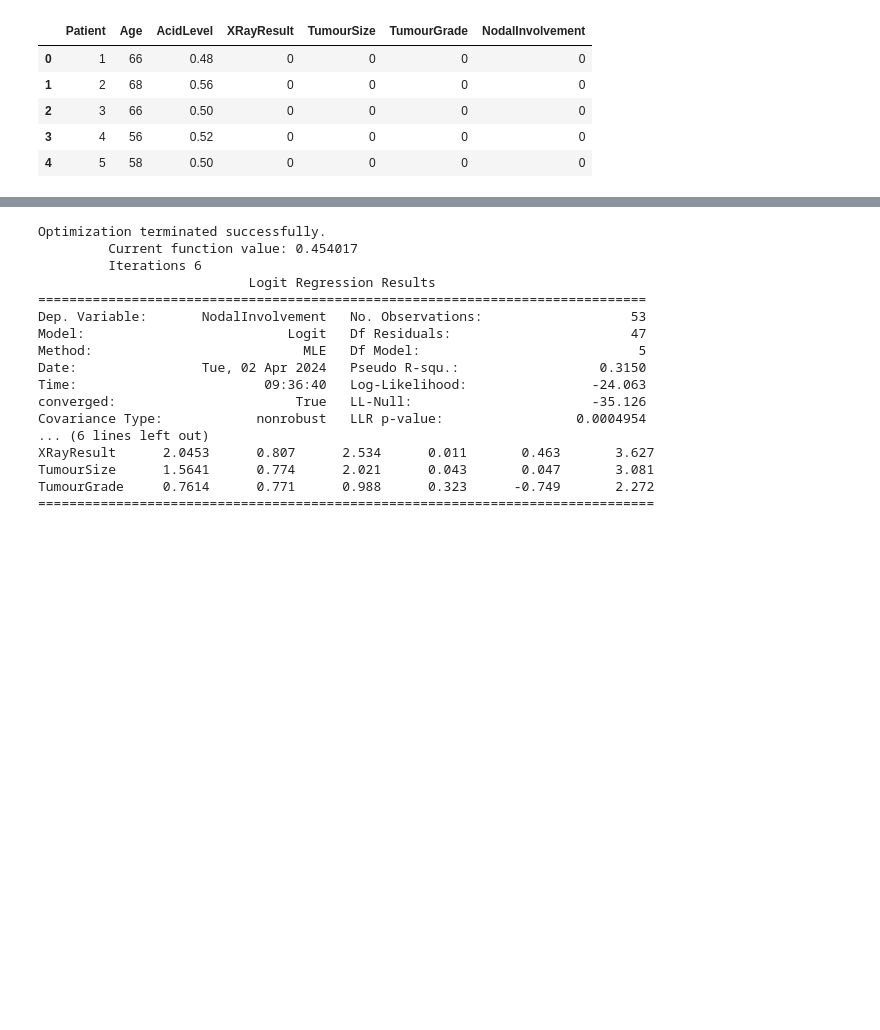
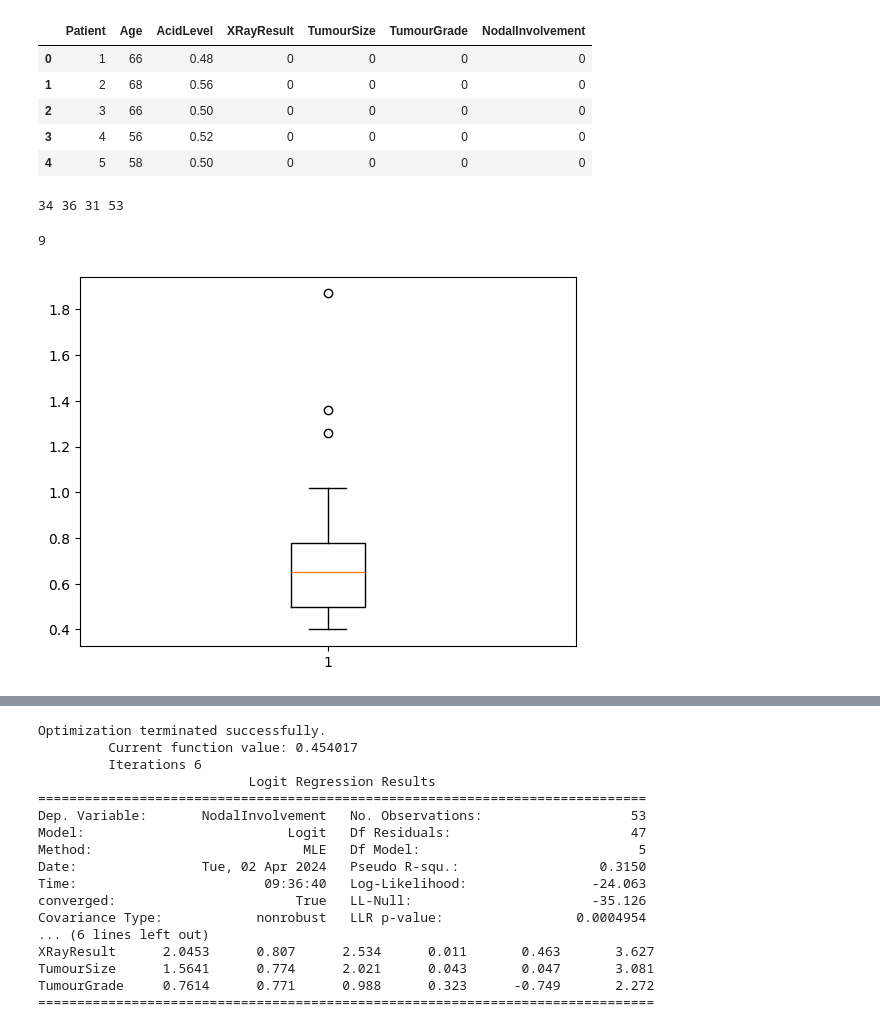
Before and after one commit to chuckrak/StatsResearch, a Jupyter notebook: p4/work.ipynb, the cells around one changed output, grey strips where cells are left out. Drawn from its saved outputs; the diff is of its cells as text; code cells hidden in the pictures; blank space fills up the shorter version.

```diff
--- a/p4/work.ipynb
+++ b/p4/work.ipynb
@@ -36,2 +43,21 @@ df.head()
 X = df[['Age', 'AcidLevel', 'XRayResult', 'TumourSize', 'TumourGrade']]
 y = df[['NodalInvolvement']]
+# %%
+# checking to see if any are equivalent -- not
+filteredA = df[df['TumourGrade'] == df['XRayResult']]
+filteredB = df[df['TumourGrade'] == df['TumourSize']]
+filteredC = df[df['TumourSize'] == df['XRayResult']]
+
+print(len(filteredA), len(filteredB), len(filteredC), len(df))
+# %% [output]
+34 36 31 53
+# %%
+#Boxplot of AcidLevel Variable
+
+plt.boxplot(x=df['AcidLevel'])
+
+positive_xray_count = len(df[(df['XRayResult'] == 1)])
+print(positive_xray_count)
+# %% [output]
+9
+[figure, added]
```
Also changed, not shown: parts of 11 cells of this notebook, 4 other files.
